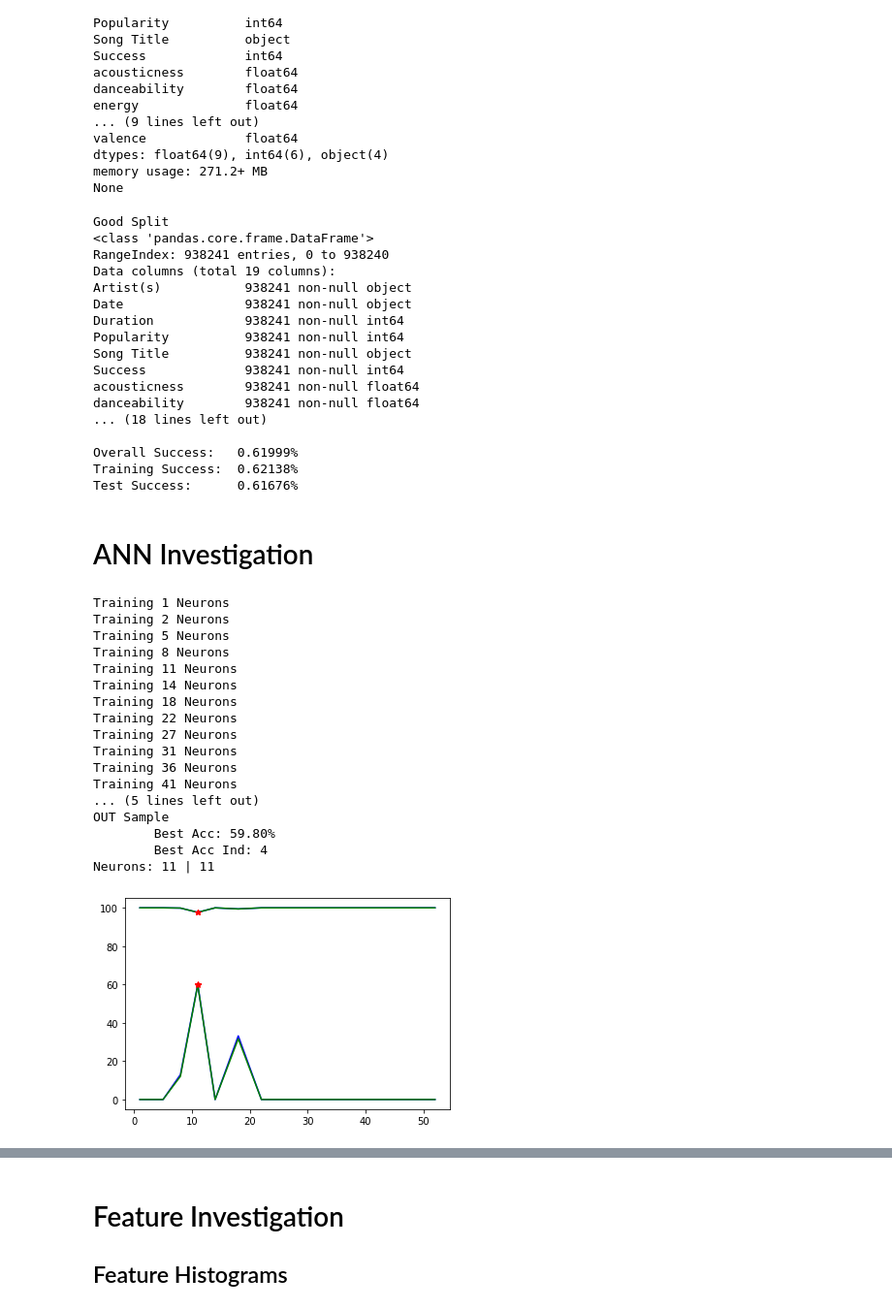
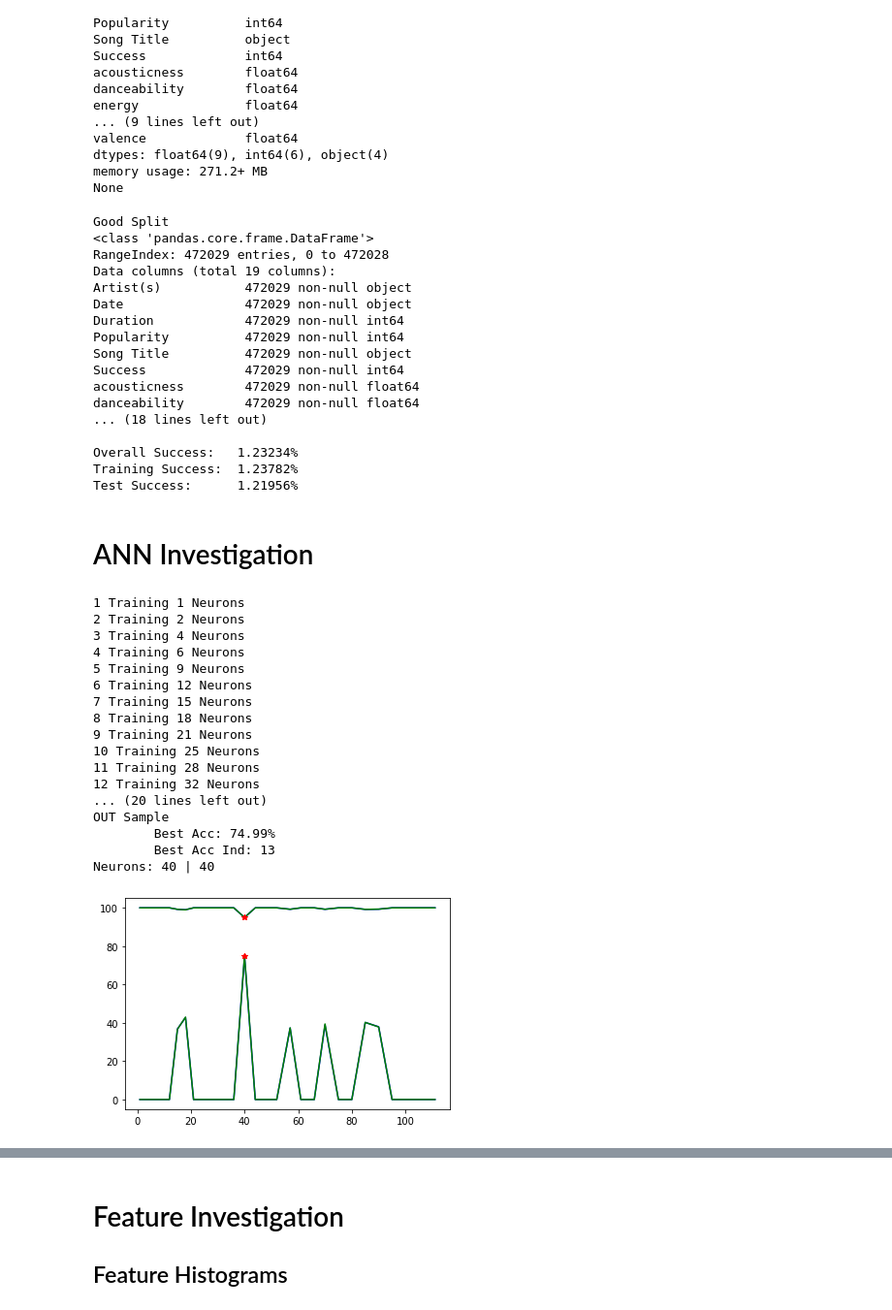
Before and after one commit to rankner7/Predicting_Song_Success, a Jupyter notebook: data_analysis/ML_experimentation.ipynb, the cells around one changed output, grey strips where cells are left out. Shown at 97% size. Cells and saved outputs as stored; diff of their text form; code cells hidden in the pictures.

```diff
--- a/data_analysis/ML_experimentation.ipynb
+++ b/data_analysis/ML_experimentation.ipynb
@@ -175,7 +175,7 @@ target = 'Success'
 successes = big_frame[big_frame['Success']==1]
 not_successes = big_frame[big_frame['Success']==0]
 
-get_less = split_train_and_test(not_successes, 0.50)
+get_less = split_train_and_test(not_successes, 0.75)
 subset = get_less['test_set']
 
 new_frame = pd.concat([successes, subset], axis=0, ignore_index=True)
@@ -197,31 +197,31 @@ print_set_info(new_frame, X, X_test, Y, Y_test)
 # %% [output]
 Good Split
 <class 'pandas.core.frame.DataFrame'>
-RangeIndex: 938241 entries, 0 to 938240
+RangeIndex: 472029 entries, 0 to 472028
 Data columns (total 19 columns):
-Artist(s)           938241 non-null object
-Date                938241 non-null object
-Duration            938241 non-null int64
-Popularity          938241 non-null int64
-Song Title          938241 non-null object
-Success             938241 non-null int64
-acousticness        938241 non-null float64
-danceability        938241 non-null float64
+Artist(s)           472029 non-null object
+Date                472029 non-null object
+Duration            472029 non-null int64
+Popularity          472029 non-null int64
+Song Title          472029 non-null object
+Success             472029 non-null int64
+acousticness        472029 non-null float64
+danceability        472029 non-null float64
 ... (18 lines left out)
 
-Overall Success:   0.61999%
-Training Success:  0.62138%
-Test Success:      0.61676%
+Overall Success:   1.23234%
+Training Success:  1.23782%
+Test Success:      1.21956%
 # %% [markdown]
 # ANN Investigation
 # %%
 features = [
     'Duration',
     'acousticness',
-    #'danceability',
+    'danceability',
     'energy',
     'instrumentalness',
-    #'key',
+    'key',
     'liveness',
     'loudness',
     'mode',
@@ -240,13 +240,13 @@ X_test = test_set[features]
 X_test = scale_data(X_test)
 Y_test = test_set[target]
 
-neurons = [int(x**1.5) for x in range(1,15)]
+neurons = [int(x**1.4) for x in range(1,30)]
 in_samp = []
 out_samp = []
 
-for neuron in neurons:
+for cnt,neuron in enumerate(neurons):
 
-    print("Training %d Neurons"%(neuron))
+    print((cnt+1), "Training %d Neurons"%(neuron))
     clf = MLPClassifier(
             hidden_layer_sizes = (neuron,),
             solver='adam',
@@ -262,48 +262,48 @@ for neuron in neurons:
         )
 
     clf.fit(X,Y)
     acc = get_accuracy(clf, X, X_test, Y, Y_test)
 
     in_samp.append(acc['in'])
     out_samp.append(acc['out'])
 
 in_samp_np = np.array(in_samp)
 out_samp_np = np.array(out_samp)
 
 max_in = np.amax(in_samp_np[:,0])
 max_out = np.amax(out_samp_np[:,0])
 
 in_ind = in_samp_np[:,0].tolist().index(max_in)
 out_ind = out_samp_np[:,0].tolist().index(max_out)
 
 print("IN Sample")
 print("\tBest Acc: %.2f%%"%(max_in))
 print("\tBest Acc Ind:", in_ind)
 print("OUT Sample")
 print("\tBest Acc: %.2f%%"%(max_out))
 print("\tBest Acc Ind:", out_ind)
 print("Neurons: %d | %d"%(neurons[in_ind], neurons[out_ind]))
 
 plt.plot(neurons, in_samp_np, 'b', neurons, out_samp_np, 'g')
 plt.plot([neurons[in_ind]]*4, [in_samp_np[in_ind,0], in_samp_np[in_ind,1], out_samp_np[in_ind,0], out_samp_np[in_ind,1]], 'r*')
 plt.show()
 # %% [output]
-Training 1 Neurons
-Training 2 Neurons
-Training 5 Neurons
-Training 8 Neurons
-Training 11 Neurons
-Training 14 Neurons
-Training 18 Neurons
-Training 22 Neurons
-Training 27 Neurons
-Training 31 Neurons
-Training 36 Neurons
-Training 41 Neurons
-... (5 lines left out)
+1 Training 1 Neurons
+2 Training 2 Neurons
+3 Training 4 Neurons
+4 Training 6 Neurons
+5 Training 9 Neurons
+6 Training 12 Neurons
+7 Training 15 Neurons
+8 Training 18 Neurons
+9 Training 21 Neurons
+10 Training 25 Neurons
+11 Training 28 Neurons
+12 Training 32 Neurons
+... (20 lines left out)
 OUT Sample
-        Best Acc: 59.80%
-        Best Acc Ind: 4
-Neurons: 11 | 11
+        Best Acc: 74.99%
+        Best Acc Ind: 13
+Neurons: 40 | 40
-[figure, old version]
+[figure, new version]
 # %%
```
Also changed, not shown: parts of 8 cells of this notebook.
